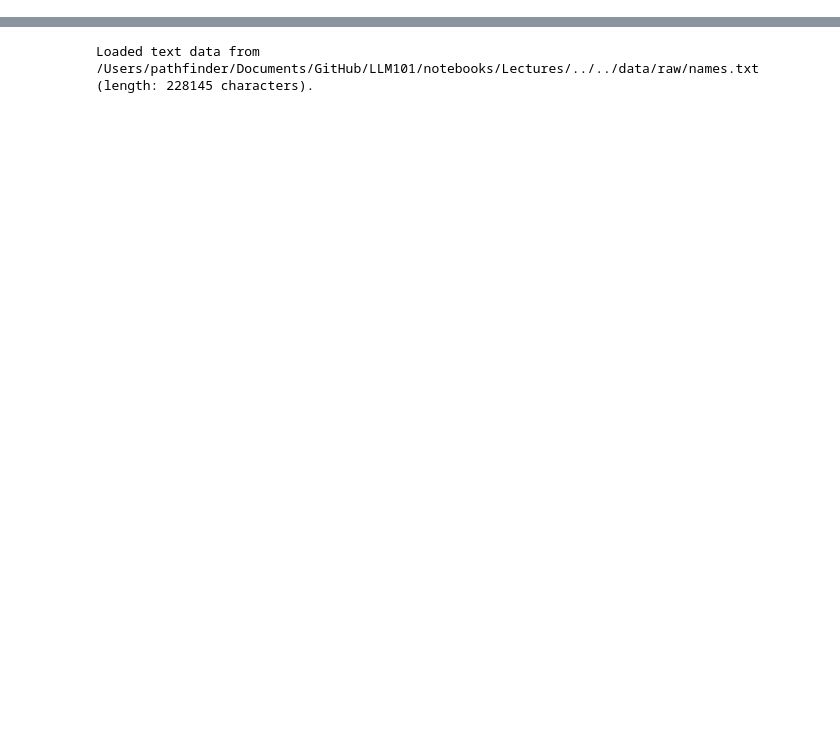
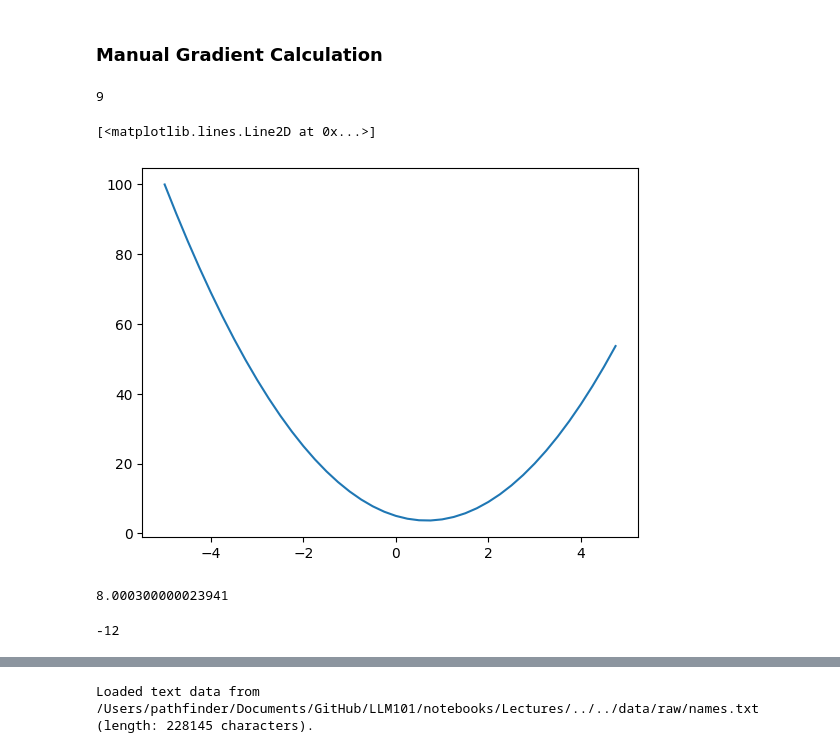
Before and after one commit to PathFinderKR/LLM101, a Jupyter notebook: notebooks/Lectures/Lecture_01.ipynb, the cells around one changed output, grey strips where cells are left out. Cells and saved outputs as stored; diff of their text form; code cells hidden in the pictures; blank space fills up the shorter version.

```diff
--- a/notebooks/Lectures/Lecture_01.ipynb
+++ b/notebooks/Lectures/Lecture_01.ipynb
@@ -2,0 +26,19 @@
+# %% [markdown]
+### Manual Gradient Calculation
+# %%
+# Define a random function
+# f(x) = 3x^2 - 4x + 5
+def f(x):
+    return 3 * x ** 2 - 4 * x + 5
+# %%
+f(2)
+# %% [output]
+9
+# %%
+# Plot the function
+xs = np.arange(-5, 5, 0.25)  # np.arange(start, stop, step)
+ys = [f(x) for x in xs]
+plt.plot(xs, ys)
+# %% [output]
+[<matplotlib.lines.Line2D at 0x...>]
+[figure, added]
@@ -2,0 +55,4 @@
+# %%
+gradient(f, 2)
+# %% [output]
+8.000300000023941
@@ -2,0 +62,4 @@
+# %%
+f(-2, 5, -4)
+# %% [output]
+-12
```
Also changed, not shown: parts of 40 cells of this notebook, 11 other files.
